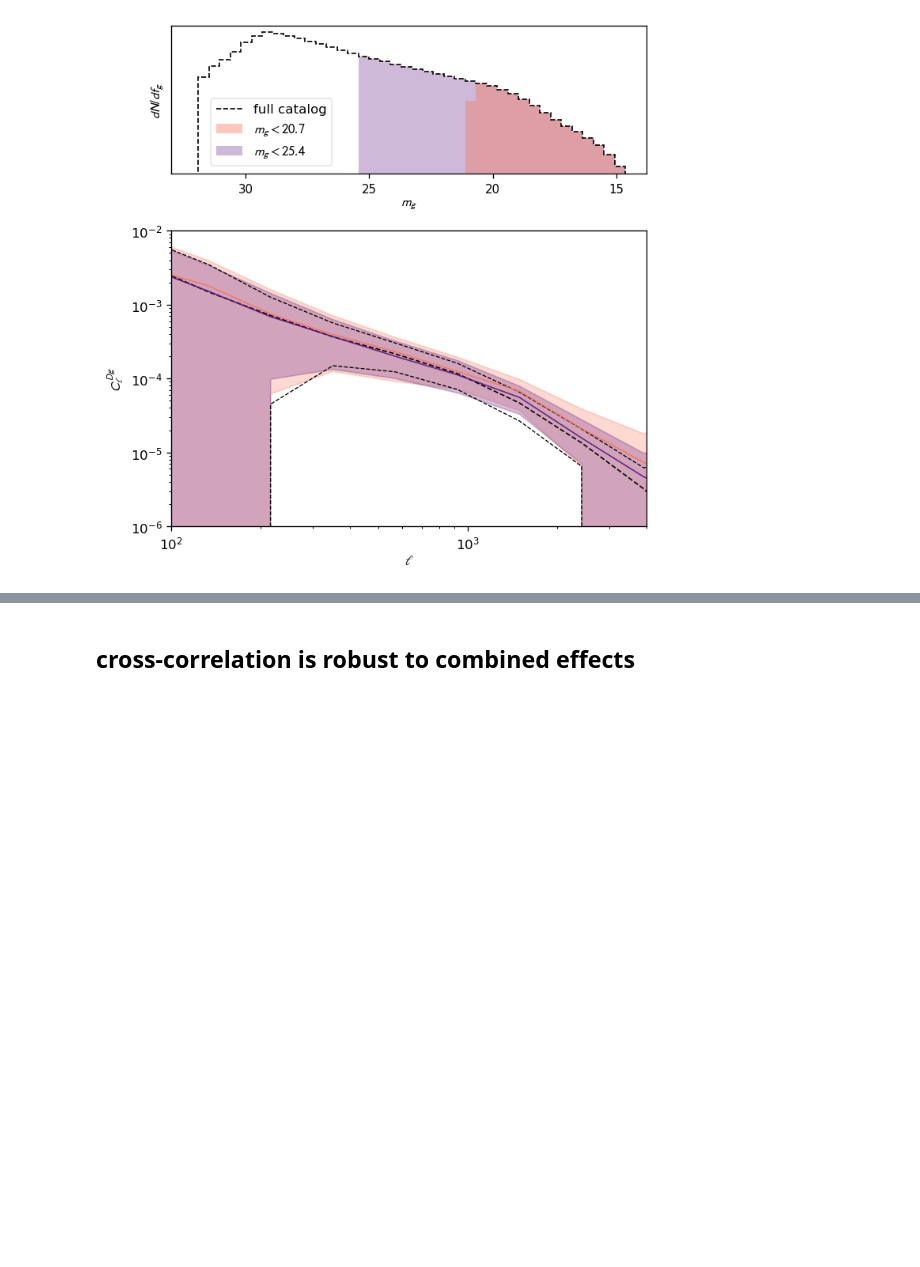
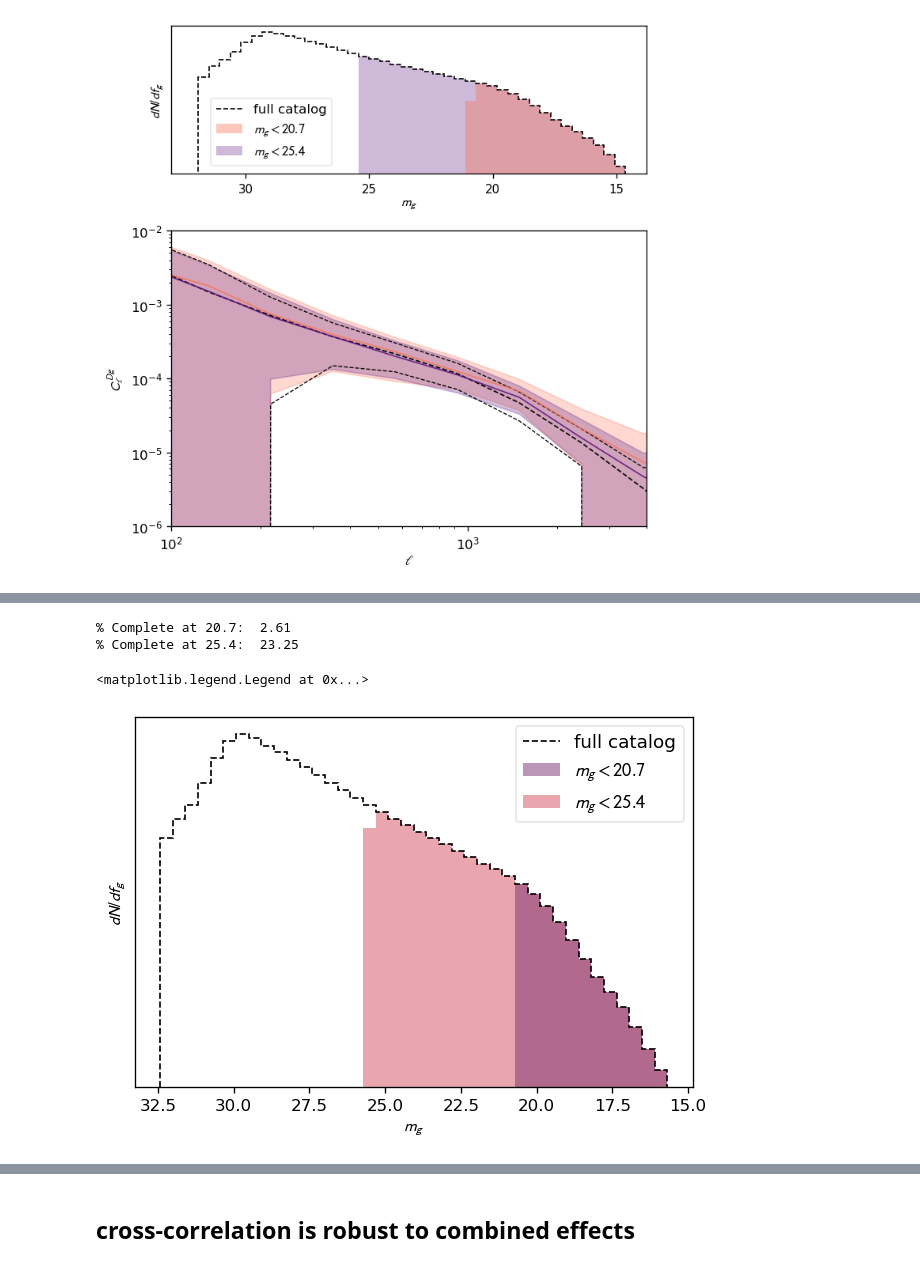
Before and after one commit to aqcheng/illustris_frb, a Jupyter notebook: notebooks/paper_figures.ipynb, the cells around one changed output, grey strips where cells are left out. Saved outputs shown, nothing was run; the diff lists cells and outputs as text; code cells hidden in the pictures; blank space fills up the shorter version.

```diff
--- a/notebooks/paper_figures.ipynb
+++ b/notebooks/paper_figures.ipynb
@@ -617,0 +657,44 @@ plt.savefig(os.path.join(figpath, 'galaxy_mag.pdf'))
+# %%
+# get galaxy magnitude data, this time for the background 'host' slice
+m_gs = []
+for regname in regions.keys():
+    sim = exp_simulation(500 * np.array([50, 70, 23]), regname)
+    g_df = sim.read_shell_galaxies(zrange=frb_zrange)
+
+    m_gs.append(np.array(g_df['m_g']))
+
+m_gs = np.concatenate(m_gs)
+# %%
+m_host_cutoffs = [25.4, 20.7]
+
+for cutoff in sorted(m_host_cutoffs):
+    print(f'% Complete at {cutoff}: {np.sum(m_gs < cutoff) / len(m_gs) * 100 : .2f}')
+
+# m_g histogram
+colors=[flare[3], flare[1]]
+
+fig, ax = plt.subplots()
+ax.invert_xaxis()
+
+m_g_bins = np.linspace(-np.amax(m_gs), -np.amin(m_gs), 41) # magnitude should increase to the left
+m_g_mids = -(m_g_bins[:-1] + m_g_bins[1:]) / 2
+H, _ = np.histogram(-m_gs, bins=m_g_bins)
+ax.stairs(H / (0.4*10**(-0.4*m_g_mids)), -m_g_bins, ls='--', label='full catalog', color=fid_c)
+for i, cutoff in enumerate(sorted(m_host_cutoffs)):
+    mask = m_gs < cutoff
+    Hmask, _ = np.histogram(-m_gs[mask], bins=m_g_bins)
+    ax.stairs(Hmask / (0.4*10**(-0.4*m_g_mids)), -m_g_bins, fill=True, alpha=0.5,  label=f'$m_g < {cutoff}$', color=colors[i], zorder=-i)
+
+ax.set_ylabel('$dN/df_g$')
+ax.set_xlabel(r'$m_g$')
+ax.set_yscale('log')
+# ax.set_ylim(10, 3e7)
+# ax.ticklabel_format(axis='y', style='sci', scilimits=(0,0))
+ax.set_yticks([])
+
+ax.legend()
+# %% [output]
+% Complete at 20.7:  2.61
+% Complete at 25.4:  23.25
+<matplotlib.legend.Legend at 0x...>
+[figure, added]
```
Also changed, not shown: parts of 8 cells of this notebook, 5 other files.
